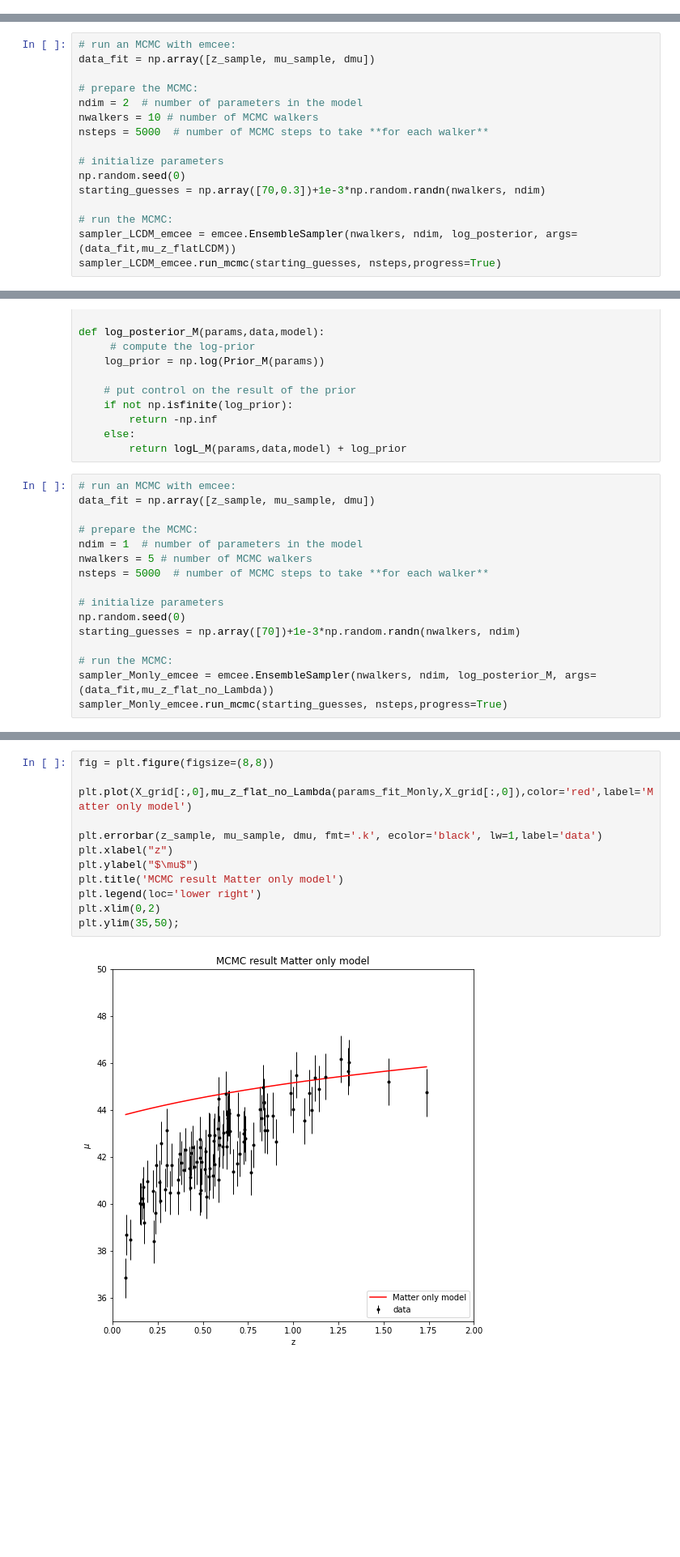
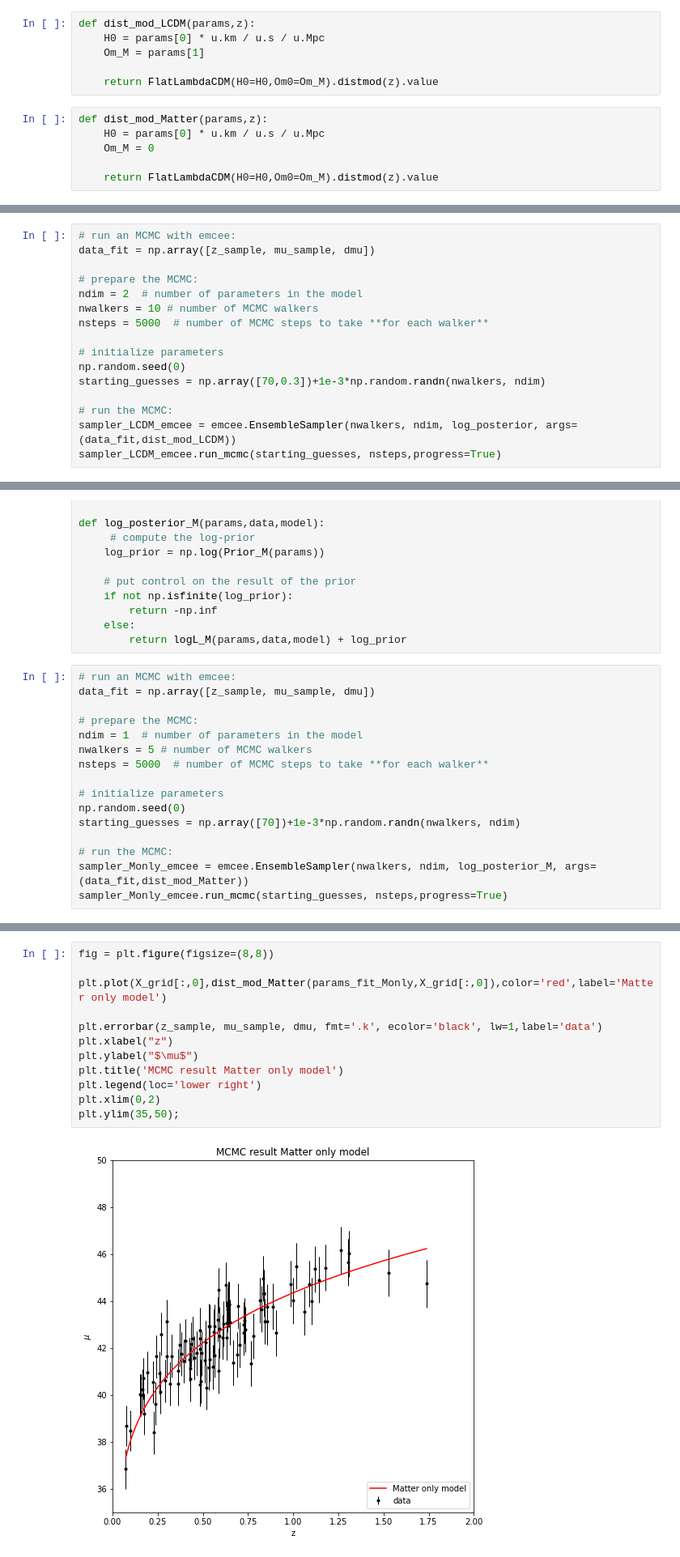
Before and after one commit to ludovicobizzarri/astrostatistics_bicocca_2024, a Jupyter notebook: working/Lesson 18/SN and redshift part 2.ipynb, the cells around one changed output, grey strips where cells are left out. Shown at 81% size. Drawn from its saved outputs; the diff is of its cells as text; blank space fills up the shorter version.

```diff
--- a/working/Lesson 18/SN and redshift part 2.ipynb
+++ b/working/Lesson 18/SN and redshift part 2.ipynb
@@ -213,6 +216,18 @@ cosmo = FlatLambdaCDM(H0=70, Om0=0.3, Tcmb0=2.725)
 print(cosmo)
 # %% [output]
 FlatLambdaCDM(H0=70.0 km / (Mpc s), Om0=0.3, Tcmb0=2.725 K, Neff=3.04, m_nu=[0. 0. 0.] eV, Ob0=None)
+# %%
+def dist_mod_LCDM(params,z):
+    H0 = params[0] * u.km / u.s / u.Mpc
+    Om_M = params[1]
+
+    return FlatLambdaCDM(H0=H0,Om0=Om_M).distmod(z).value
+# %%
+def dist_mod_Matter(params,z):
+    H0 = params[0] * u.km / u.s / u.Mpc
+    Om_M = 0
+
+    return FlatLambdaCDM(H0=H0,Om0=Om_M).distmod(z).value
 # %%
 def mu_z_flatLCDM(params,z):
     H0 = params[0]
@@ -274,6 +289,6 @@ np.random.seed(0)
 starting_guesses = np.array([70,0.3])+1e-3*np.random.randn(nwalkers, ndim)
 
 # run the MCMC:
-sampler_LCDM_emcee = emcee.EnsembleSampler(nwalkers, ndim, log_posterior, args=(data_fit,mu_z_flatLCDM))
+sampler_LCDM_emcee = emcee.EnsembleSampler(nwalkers, ndim, log_posterior, args=(data_fit,dist_mod_LCDM))
 sampler_LCDM_emcee.run_mcmc(starting_guesses, nsteps,progress=True)
 # %% [output]
@@ -396,6 +411,6 @@ np.random.seed(0)
 starting_guesses = np.array([70])+1e-3*np.random.randn(nwalkers, ndim)
 
 # run the MCMC:
-sampler_Monly_emcee = emcee.EnsembleSampler(nwalkers, ndim, log_posterior_M, args=(data_fit,mu_z_flat_no_Lambda))
+sampler_Monly_emcee = emcee.EnsembleSampler(nwalkers, ndim, log_posterior_M, args=(data_fit,dist_mod_Matter))
 sampler_Monly_emcee.run_mcmc(starting_guesses, nsteps,progress=True)
 # %% [output]
@@ -462,17 +477,17 @@ $\displaystyle \mathrm{$H_0$} = 68.774_{-3.057}^{+3.148}$
 # %%
 fig = plt.figure(figsize=(8,8))
 
-plt.plot(X_grid[:,0],mu_z_flat_no_Lambda(params_fit_Monly,X_grid[:,0]),color='red',label='Matter only model')
+plt.plot(X_grid[:,0],dist_mod_Matter(params_fit_Monly,X_grid[:,0]),color='red',label='Matter only model')
 
 plt.errorbar(z_sample, mu_sample, dmu, fmt='.k', ecolor='black', lw=1,label='data')
 plt.xlabel("z")
 plt.ylabel("$\mu$")
 plt.title('MCMC result Matter only model')
 plt.legend(loc='lower right')
 plt.xlim(0,2)
 plt.ylim(35,50);
 # %% [output]
-[figure, old version]
+[figure, new version]
 # %% [markdown]
 ### Nested sampling
 # %% [markdown]
```
Also changed, not shown: parts of 33 cells of this notebook.
